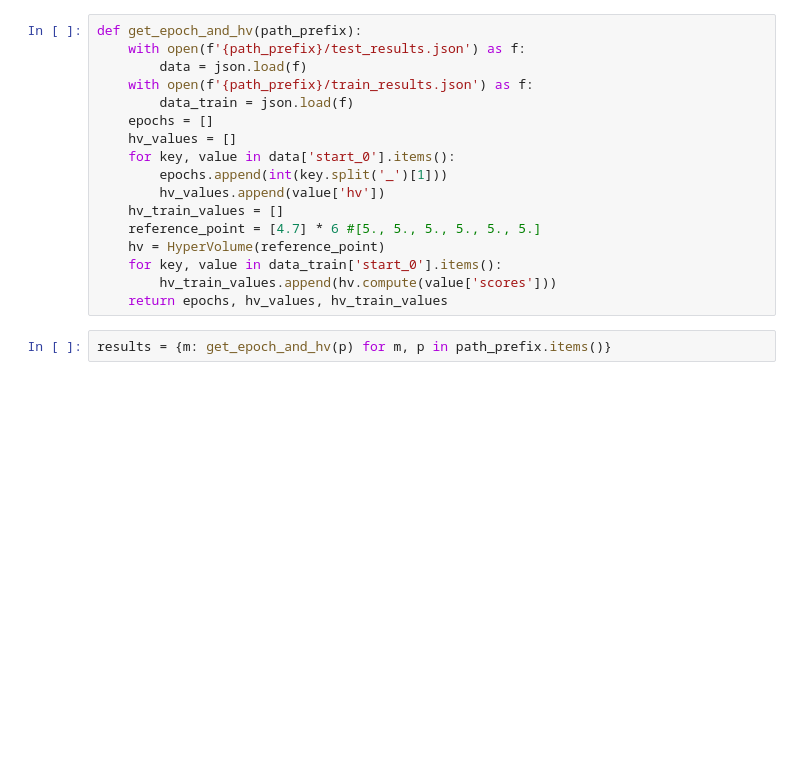
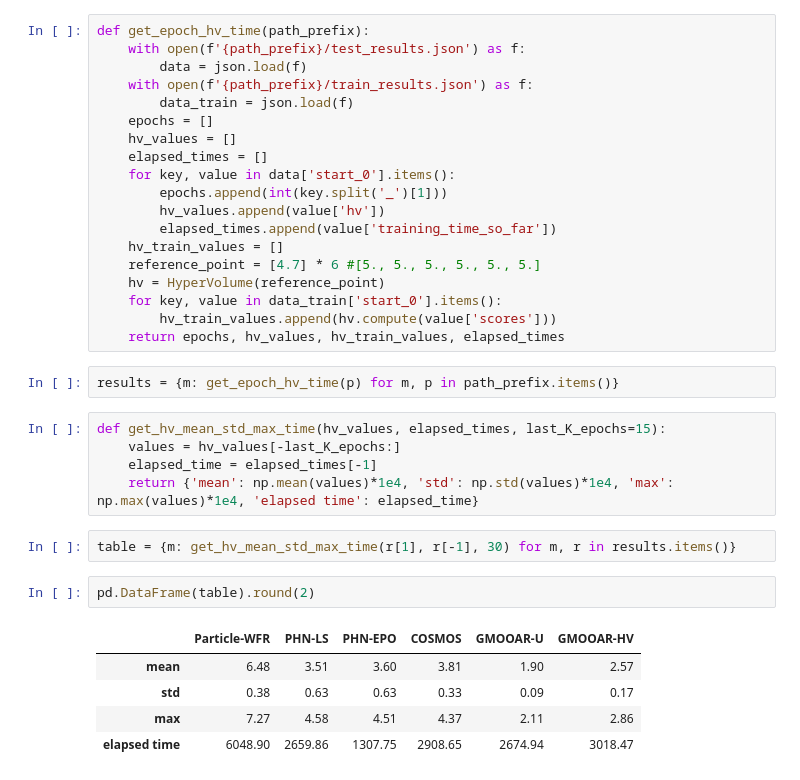
Before and after one commit to yinuoren/particlewfr, a Jupyter notebook: multi_objective/plot.ipynb, the cells around one changed output. Saved outputs shown, nothing was run; the diff lists cells and outputs as text; blank space fills up the shorter version.

```diff
--- a/multi_objective/plot.ipynb
+++ b/multi_objective/plot.ipynb
@@ -46,22 +48,39 @@ if n_particles == 8:
         "GMOOAR-HV": "/home/tesixiao/YinuoIntern2023/src/MOO/results/argmo/mslr/2023-10-08_22-19-23",
     }
 # %%
-def get_epoch_and_hv(path_prefix):
+def get_epoch_hv_time(path_prefix):
     with open(f'{path_prefix}/test_results.json') as f:
         data = json.load(f)
     with open(f'{path_prefix}/train_results.json') as f:
         data_train = json.load(f)
     epochs = []
     hv_values = []
+    elapsed_times = []
     for key, value in data['start_0'].items():
         epochs.append(int(key.split('_')[1]))
         hv_values.append(value['hv'])
+        elapsed_times.append(value['training_time_so_far'])
     hv_train_values = []
     reference_point = [4.7] * 6 #[5., 5., 5., 5., 5., 5.]
     hv = HyperVolume(reference_point)
     for key, value in data_train['start_0'].items():
         hv_train_values.append(hv.compute(value['scores']))
-    return epochs, hv_values, hv_train_values
+    return epochs, hv_values, hv_train_values, elapsed_times
 # %%
-results = {m: get_epoch_and_hv(p) for m, p in path_prefix.items()}
+results = {m: get_epoch_hv_time(p) for m, p in path_prefix.items()}
+# %%
+def get_hv_mean_std_max_time(hv_values, elapsed_times, last_K_epochs=15):
+    values = hv_values[-last_K_epochs:]
+    elapsed_time = elapsed_times[-1]
+    return {'mean': np.mean(values)*1e4, 'std': np.std(values)*1e4, 'max': np.max(values)*1e4, 'elapsed time': elapsed_time}
+# %%
+table = {m: get_hv_mean_std_max_time(r[1], r[-1], 30) for m, r in results.items()}
+# %%
+pd.DataFrame(table).round(2)
+# %% [output]
+|  | Particle-WFR | PHN-LS | PHN-EPO | COSMOS | GMOOAR-U | GMOOAR-HV |
+| mean | 6.48 | 3.51 | 3.60 | 3.81 | 1.90 | 2.57 |
+| std | 0.38 | 0.63 | 0.63 | 0.33 | 0.09 | 0.17 |
+| max | 7.27 | 4.58 | 4.51 | 4.37 | 2.11 | 2.86 |
+| elapsed time | 6048.90 | 2659.86 | 1307.75 | 2908.65 | 2674.94 | 3018.47 |
 # %%
```
Also changed, not shown: parts of 5 cells of this notebook, 17 other files.
